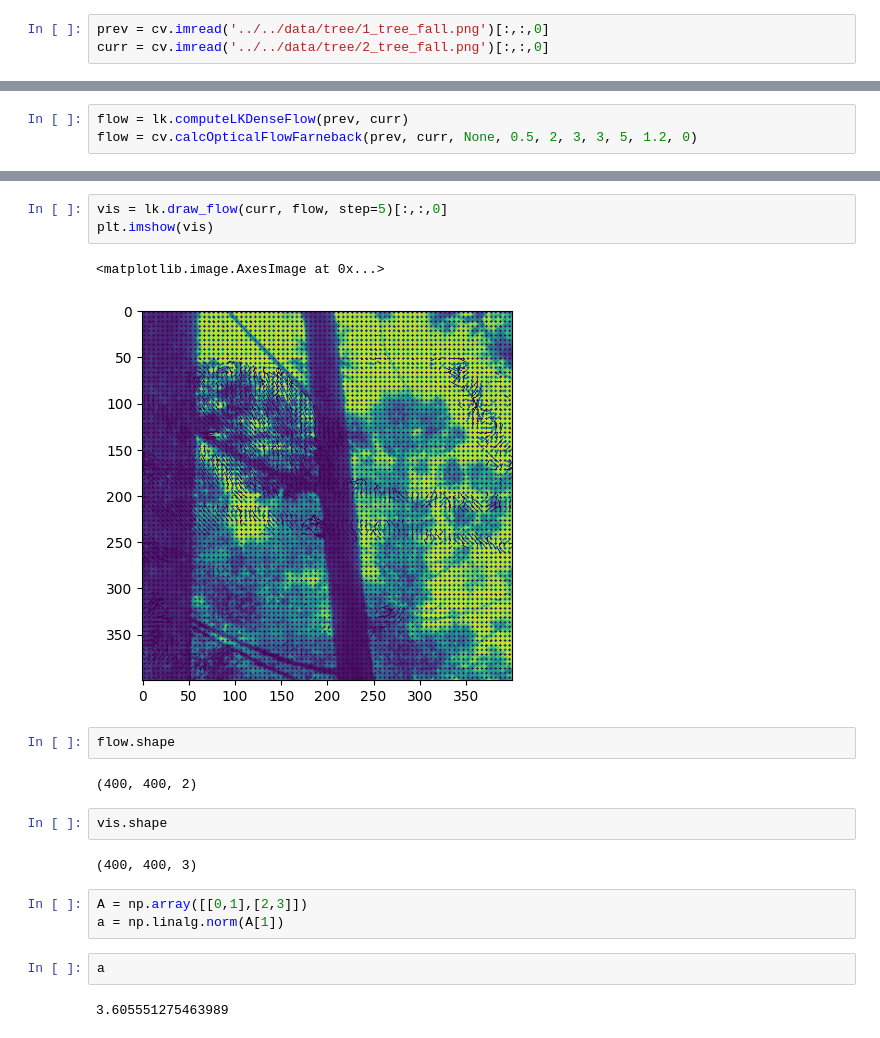
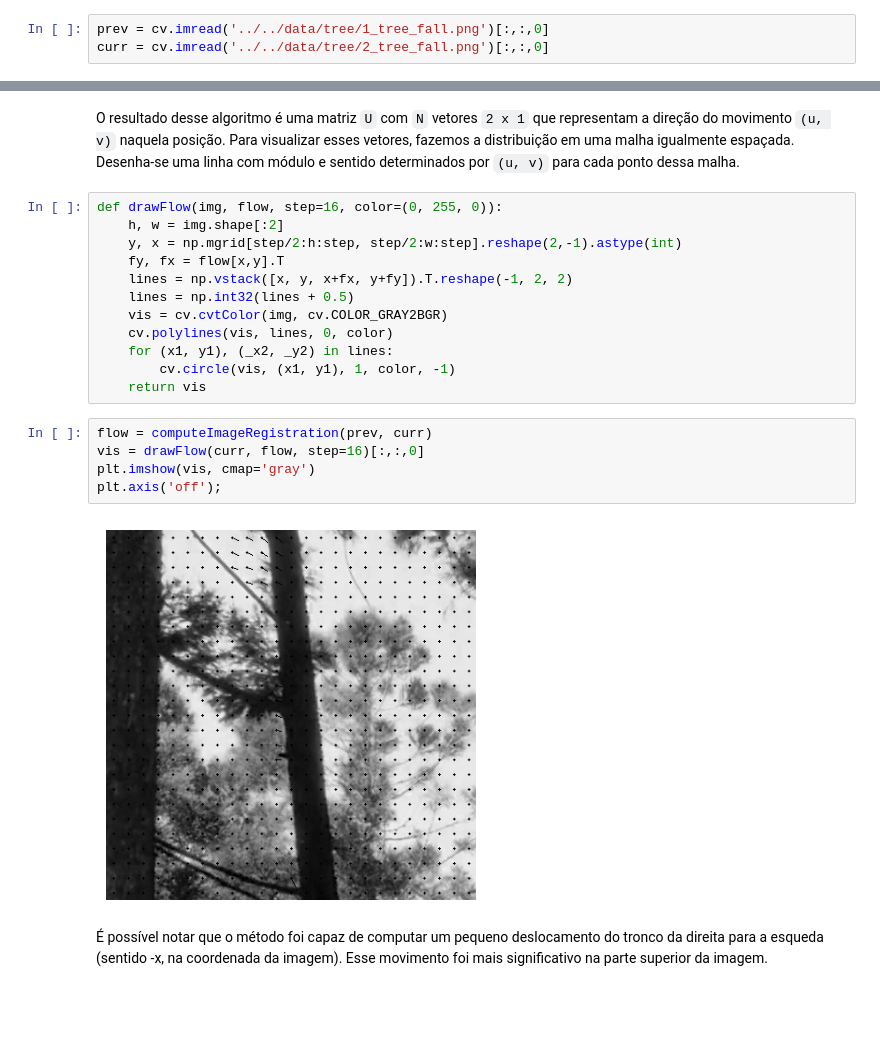
Before and after one commit to fsaulo/flow, a Jupyter notebook: examples/notebooks/OpticalFlow.ipynb, the cells around one changed output, grey strips where cells are left out. Saved outputs shown, nothing was run; the diff lists cells and outputs as text; blank space fills up the shorter version.

Commit message:
Add notebook for optical flow analysis

```diff
--- a/examples/notebooks/OpticalFlow.ipynb
+++ b/examples/notebooks/OpticalFlow.ipynb
@@ -22,3 +24,0 @@ axis[1].imshow(curr)
-# %%
-flow = lk.computeLKDenseFlow(prev, curr)
-flow = cv.calcOpticalFlowFarneback(prev, curr, None, 0.5, 2, 3, 3, 5, 1.2, 0)
@@ -25,21 +66,24 @@ flow = cv.calcOpticalFlowFarneback(prev, curr, None, 0.5, 2, 3, 3, 5, 1.2, 0)
+# %% [markdown]
+O resultado desse algoritmo é uma matriz `U` com `N` vetores `2 x 1` que representam a direção do movimento `(u, v)` naquela posição.
+Para visualizar esses vetores, fazemos a distribuição em uma malha igualmente espaçada. Desenha-se uma linha com módulo e sentido determinados por `(u, v)` para cada ponto dessa malha.
+# %%
+def drawFlow(img, flow, step=16, color=(0, 255, 0)):
+    h, w = img.shape[:2]
+    y, x = np.mgrid[step/2:h:step, step/2:w:step].reshape(2,-1).astype(int)
+    fy, fx = flow[x,y].T
+    lines = np.vstack([x, y, x+fx, y+fy]).T.reshape(-1, 2, 2)
+    lines = np.int32(lines + 0.5)
+    vis = cv.cvtColor(img, cv.COLOR_GRAY2BGR)
+    cv.polylines(vis, lines, 0, color)
+    for (x1, y1), (_x2, _y2) in lines:
+        cv.circle(vis, (x1, y1), 1, color, -1)
+    return vis
 # %%
-vis = lk.draw_flow(curr, flow, step=5)[:,:,0]
-plt.imshow(vis)
+flow = computeImageRegistration(prev, curr)
+vis = drawFlow(curr, flow, step=16)[:,:,0]
+plt.imshow(vis, cmap='gray')
+plt.axis('off');
 # %% [output]
-<matplotlib.image.AxesImage at 0x...>
-[figure, old version]
+[figure, new version]
-# %%
-flow.shape
-# %% [output]
-(400, 400, 2)
-# %%
-vis.shape
-# %% [output]
-(400, 400, 3)
-# %%
-A = np.array([[0,1],[2,3]])
-a = np.linalg.norm(A[1])
-# %%
-a
-# %% [output]
-3.605551275463989
+# %% [markdown]
+É possível notar que o método foi capaz de computar um pequeno deslocamento do tronco da direita para a esqueda (sentido -x, na coordenada da imagem). Esse movimento foi mais significativo na parte superior da imagem.
```
Also changed, not shown: parts of 42 cells of this notebook, 1 other file.
